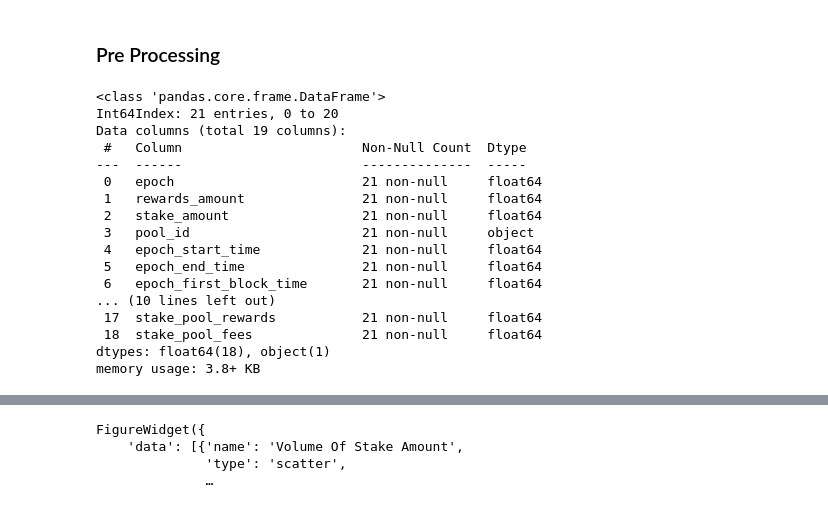
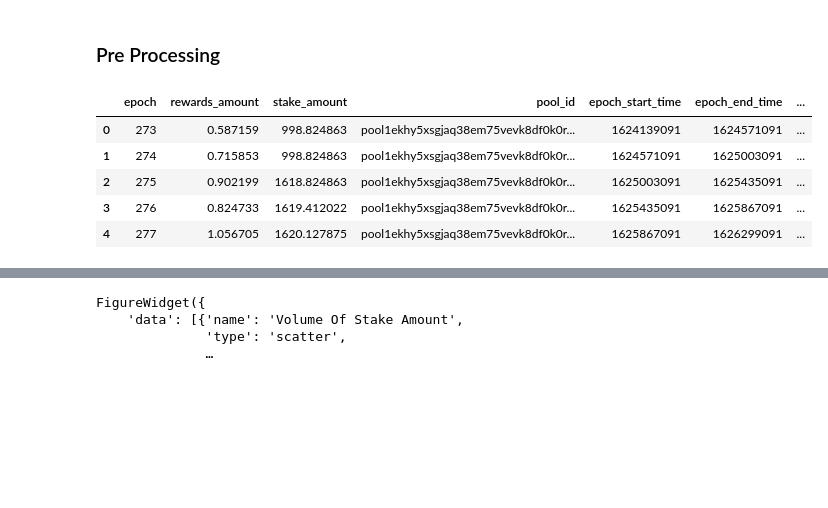
Before and after one commit to attadje/py-cardano-explorer, a Jupyter notebook: src/notebooks/stake_rewards_analysis.ipynb, the cells around one changed output, grey strips where cells are left out. Drawn from its saved outputs; the diff is of its cells as text; code cells hidden in the pictures; blank space fills up the shorter version.

```diff
--- a/src/notebooks/stake_rewards_analysis.ipynb
+++ b/src/notebooks/stake_rewards_analysis.ipynb
@@ -71,20 +64,17 @@ for col_name in column_to_convert:
-# %%
-stake_rewards_info.info()
-# %% [output]
-<class 'pandas.core.frame.DataFrame'>
-Int64Index: 21 entries, 0 to 20
-Data columns (total 19 columns):
- #   Column                       Non-Null Count  Dtype
----  ------                       --------------  -----
- 0   epoch                        21 non-null     float64
- 1   rewards_amount               21 non-null     float64
- 2   stake_amount                 21 non-null     float64
- 3   pool_id                      21 non-null     object
- 4   epoch_start_time             21 non-null     float64
- 5   epoch_end_time               21 non-null     float64
- 6   epoch_first_block_time       21 non-null     float64
-... (10 lines left out)
- 17  stake_pool_rewards           21 non-null     float64
- 18  stake_pool_fees              21 non-null     float64
-dtypes: float64(18), object(1)
-memory usage: 3.8+ KB
+# %%
+p_stake_rewards_info = stake_rewards_info.copy()
+
+# Convert the column with Lovelace unit to ADA unit
+columns_to_convert = ['rewards_amount', 'stake_amount', 'stake_pool_active_stake', 'stake_pool_rewards', 'stake_pool_fees', 'epoch_active_stake', 'epoch_fees']
+
+for col_name in columns_to_convert:
+    p_stake_rewards_info[col_name] = p_stake_rewards_info[col_name].apply(lambda x: convert_lovelace_to_ada(x))
+
+p_stake_rewards_info.head()
+# %% [output]
+|  | epoch | rewards_amount | stake_amount | pool_id | epoch_start_time | epoch_end_time | ... |
+| 0 | 273 | 0.587159 | 998.824863 | pool1ekhy5xsgjaq38em75vevk8df0k0r... | 1624139091 | 1624571091 | ... |
+| 1 | 274 | 0.715853 | 998.824863 | pool1ekhy5xsgjaq38em75vevk8df0k0r... | 1624571091 | 1625003091 | ... |
+| 2 | 275 | 0.902199 | 1618.824863 | pool1ekhy5xsgjaq38em75vevk8df0k0r... | 1625003091 | 1625435091 | ... |
+| 3 | 276 | 0.824733 | 1619.412022 | pool1ekhy5xsgjaq38em75vevk8df0k0r... | 1625435091 | 1625867091 | ... |
+| 4 | 277 | 1.056705 | 1620.127875 | pool1ekhy5xsgjaq38em75vevk8df0k0r... | 1625867091 | 1626299091 | ... |
```
Also changed, not shown: parts of 25 cells of this notebook, 3 other files.
